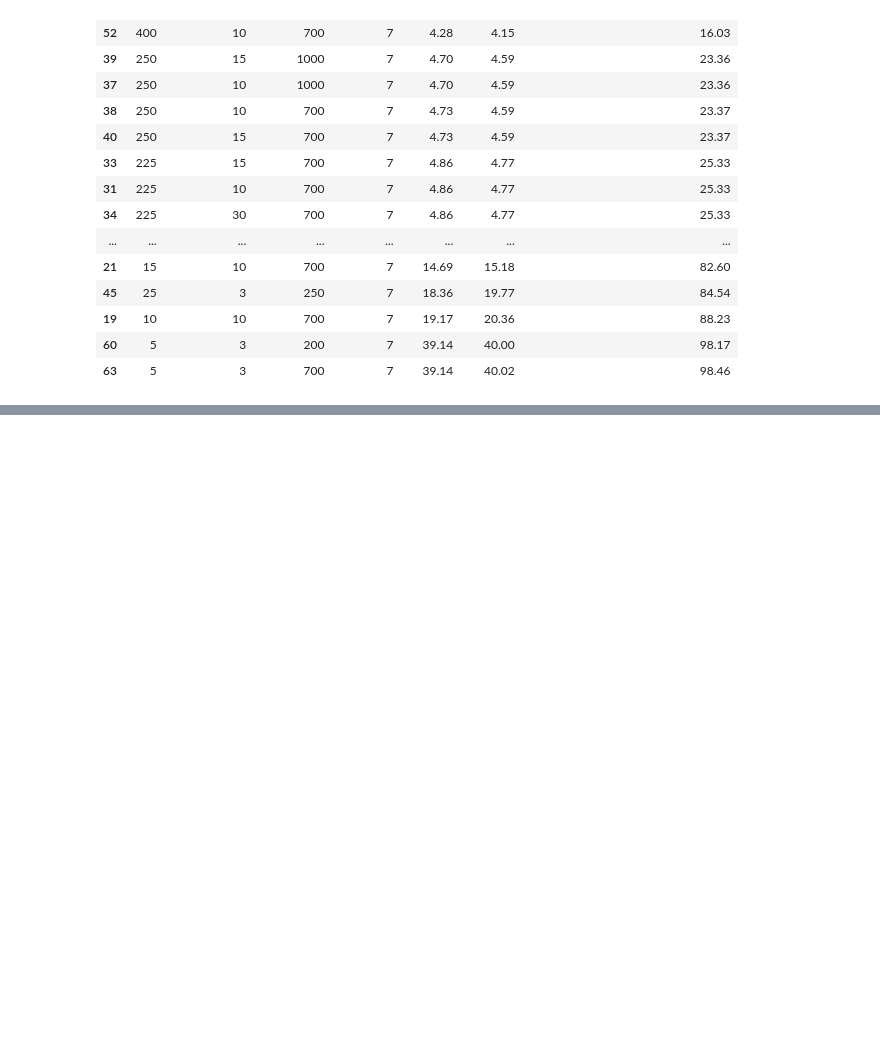
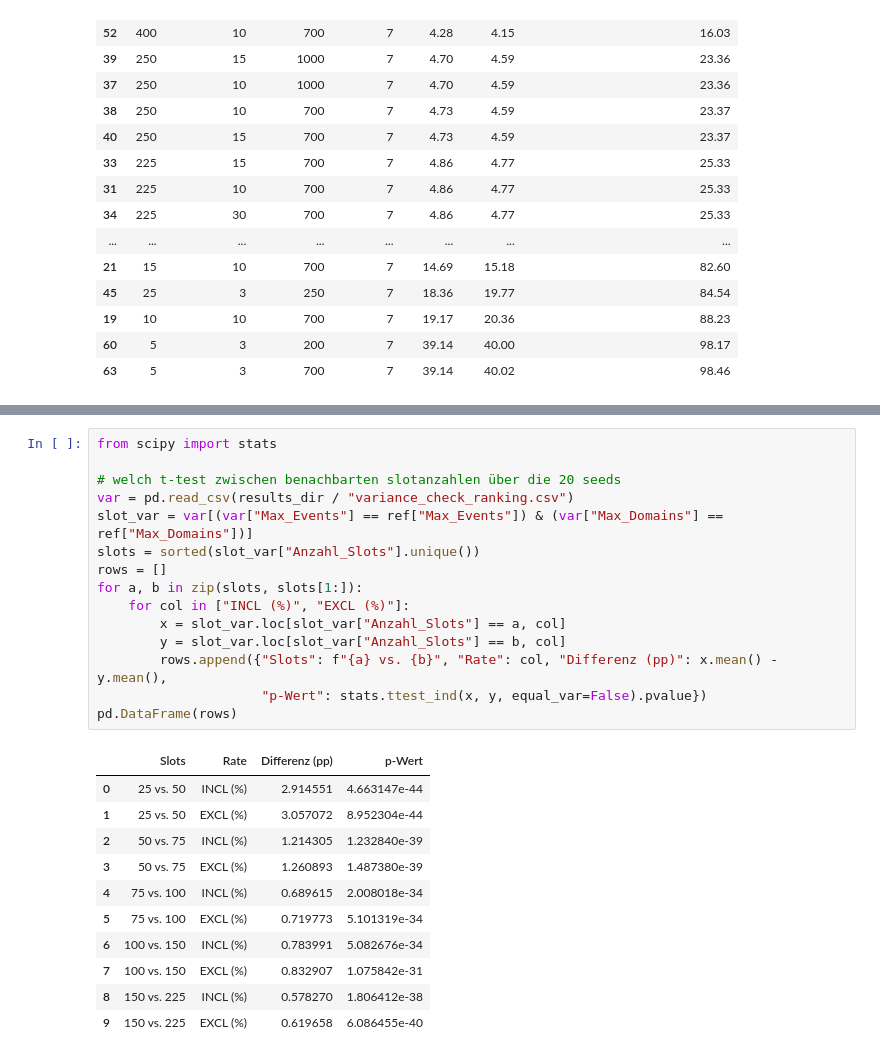
Before and after one commit to CrazyPat/pseudonymRotation, a Jupyter notebook: Auswertung/auswertung.ipynb, the cells around one changed output, grey strips where cells are left out. Saved outputs shown, nothing was run; the diff lists cells and outputs as text; blank space fills up the shorter version.

Commit message:
Fertig stellen readme sauber schreiben + tests + ergebnisse

```diff
--- a/Auswertung/auswertung.ipynb
+++ b/Auswertung/auswertung.ipynb
@@ -790,0 +793,27 @@ Referenz wird dominiert von:
+# %%
+from scipy import stats
+
+# welch t-test zwischen benachbarten slotanzahlen über die 20 seeds
+var = pd.read_csv(results_dir / "variance_check_ranking.csv")
+slot_var = var[(var["Max_Events"] == ref["Max_Events"]) & (var["Max_Domains"] == ref["Max_Domains"])]
+slots = sorted(slot_var["Anzahl_Slots"].unique())
+rows = []
+for a, b in zip(slots, slots[1:]):
+    for col in ["INCL (%)", "EXCL (%)"]:
+        x = slot_var.loc[slot_var["Anzahl_Slots"] == a, col]
+        y = slot_var.loc[slot_var["Anzahl_Slots"] == b, col]
+        rows.append({"Slots": f"{a} vs. {b}", "Rate": col, "Differenz (pp)": x.mean() - y.mean(),
+                     "p-Wert": stats.ttest_ind(x, y, equal_var=False).pvalue})
+pd.DataFrame(rows)
+# %% [output]
+|  | Slots | Rate | Differenz (pp) | p-Wert |
+| 0 | 25 vs. 50 | INCL (%) | 2.914551 | 4.663147e-44 |
+| 1 | 25 vs. 50 | EXCL (%) | 3.057072 | 8.952304e-44 |
+| 2 | 50 vs. 75 | INCL (%) | 1.214305 | 1.232840e-39 |
+| 3 | 50 vs. 75 | EXCL (%) | 1.260893 | 1.487380e-39 |
+| 4 | 75 vs. 100 | INCL (%) | 0.689615 | 2.008018e-34 |
+| 5 | 75 vs. 100 | EXCL (%) | 0.719773 | 5.101319e-34 |
+| 6 | 100 vs. 150 | INCL (%) | 0.783991 | 5.082676e-34 |
+| 7 | 100 vs. 150 | EXCL (%) | 0.832907 | 1.075842e-31 |
+| 8 | 150 vs. 225 | INCL (%) | 0.578270 | 1.806412e-38 |
+| 9 | 150 vs. 225 | EXCL (%) | 0.619658 | 6.086455e-40 |
```
Also changed, not shown: parts of 8 cells of this notebook, 10 other files.
